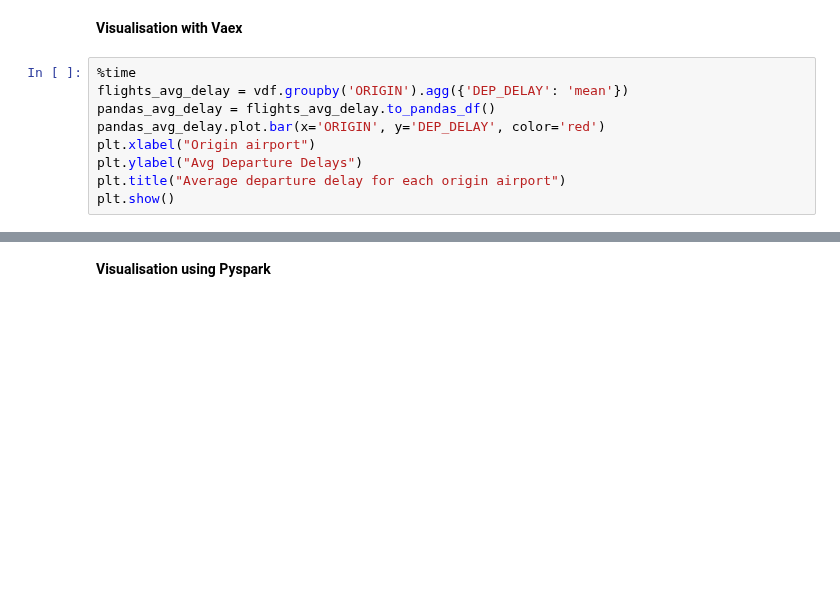
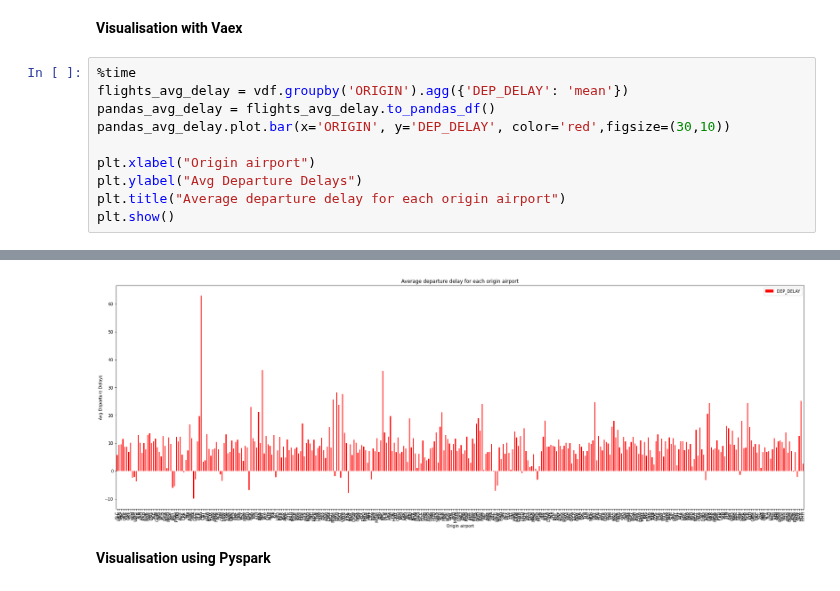
Before and after one commit to drshahizan/Python-big-data, a Jupyter notebook: Project/BigMac/HPDP_Group_Project.ipynb, the cells around one changed output, grey strips where cells are left out. Saved outputs shown, nothing was run; the diff lists cells and outputs as text; blank space fills up the shorter version.

```diff
--- a/Project/BigMac/HPDP_Group_Project.ipynb
+++ b/Project/BigMac/HPDP_Group_Project.ipynb
@@ -759,8 +802,10 @@ kdf.groupby(['ORIGIN'])['DEP_DELAY'].mean().plot(kind='bar')
 %time
 flights_avg_delay = vdf.groupby('ORIGIN').agg({'DEP_DELAY': 'mean'})
 pandas_avg_delay = flights_avg_delay.to_pandas_df()
-pandas_avg_delay.plot.bar(x='ORIGIN', y='DEP_DELAY', color='red')
+pandas_avg_delay.plot.bar(x='ORIGIN', y='DEP_DELAY', color='red',figsize=(30,10))
+
 plt.xlabel("Origin airport")
 plt.ylabel("Avg Departure Delays")
 plt.title("Average departure delay for each origin airport")
 plt.show()
+# %% [output]
@@ -767,3 +814,4 @@ plt.show()
+[figure, added]
 # %% [markdown]
 
 **Visualisation using Pyspark**
```
Also changed, not shown: parts of 24 cells of this notebook.
